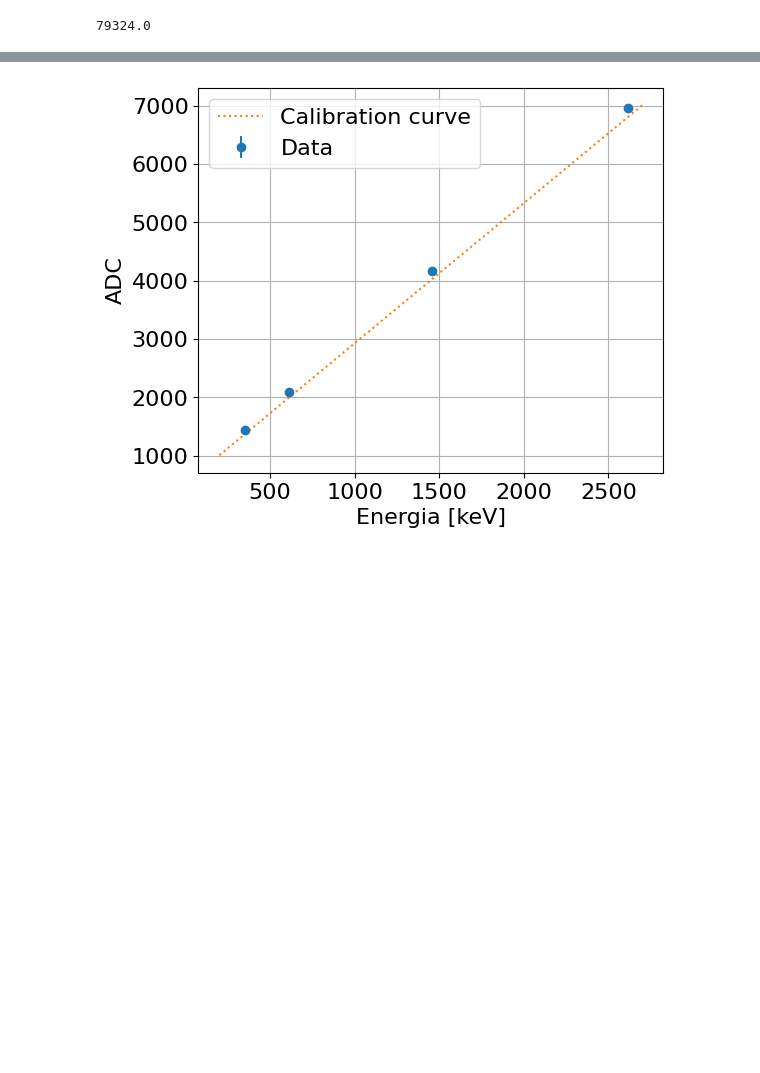
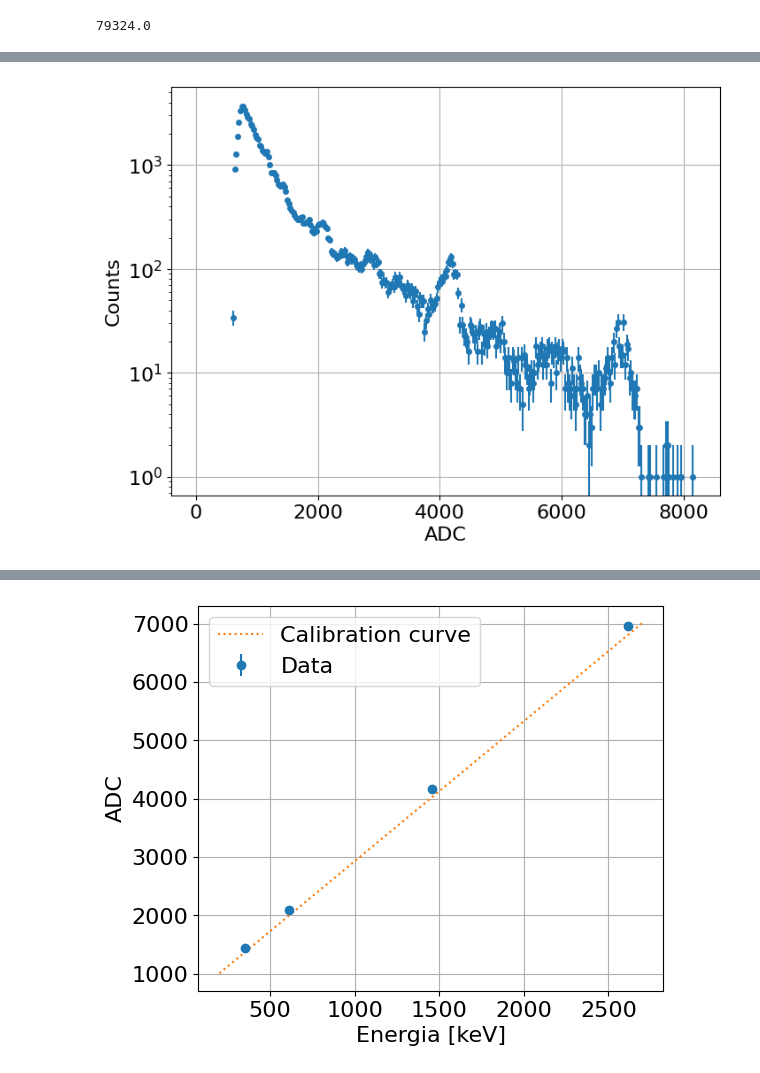
Before and after one commit to cerasole/EnvironmentalRadioactivity, a Jupyter notebook: Notebooks/SpectralFit.ipynb, the cells around one changed output, grey strips where cells are left out. Cells and saved outputs as stored; diff of their text form; code cells hidden in the pictures; blank space fills up the shorter version.

```diff
--- a/Notebooks/SpectralFit.ipynb
+++ b/Notebooks/SpectralFit.ipynb
@@ -114,0 +111,18 @@ rebinned_adc, rebinned_counts = rebin_histogram(adc, counts, 16)
+# %%
+fig, ax = plt.subplots(figsize = (8, 6))
+
+ax.errorbar(
+    rebinned_adc,
+    rebinned_counts,
+    xerr = (rebinned_adc[1] - rebinned_adc[0])/2,
+    yerr = np.sqrt(rebinned_counts),
+    ls = "None",
+    marker = "o",
+    markersize = 4
+)
+ax.set_xlabel("ADC")
+ax.set_ylabel("Counts")
+ax.set_yscale("log")
+ax.grid()
+# %% [output]
+[figure, added]
```
Also changed, not shown: parts of 43 cells of this notebook.
